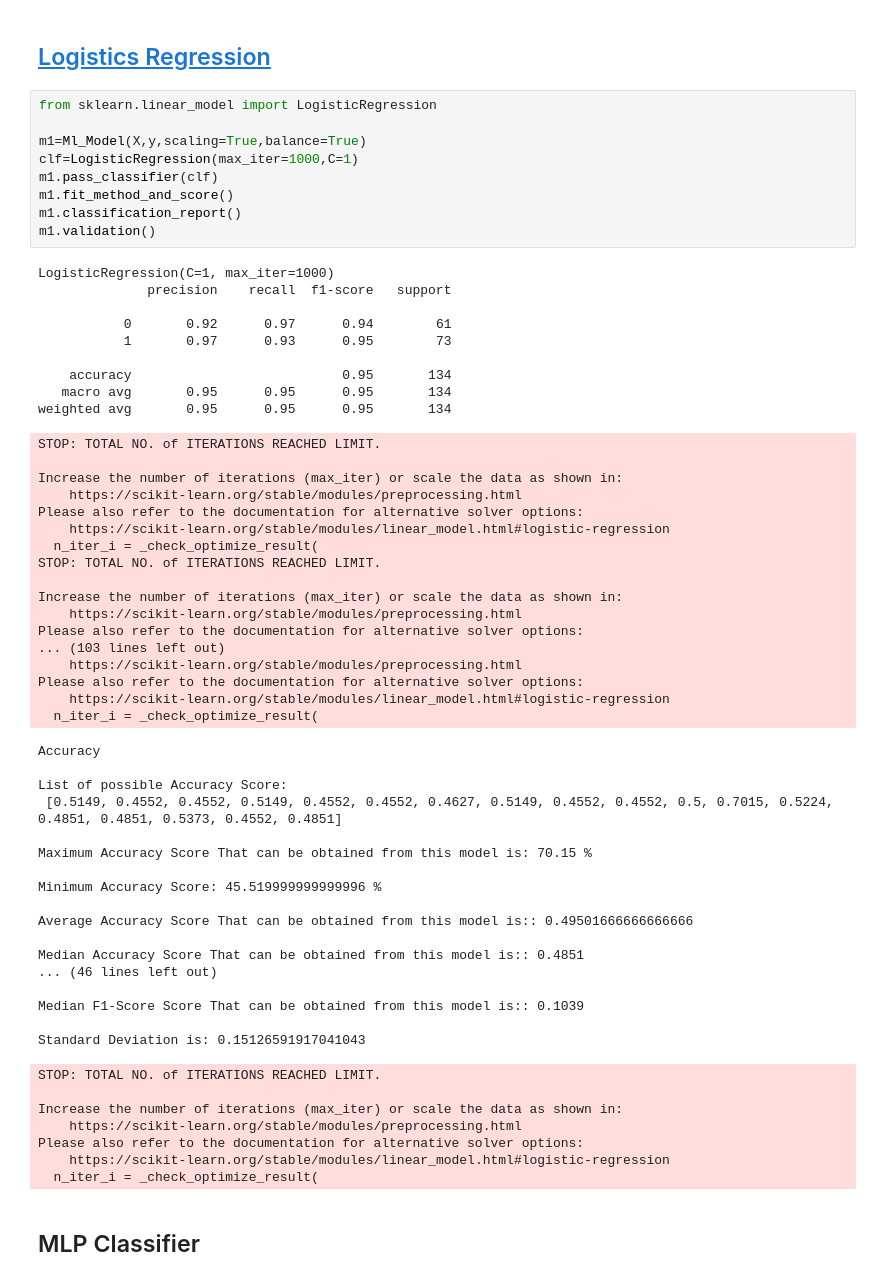
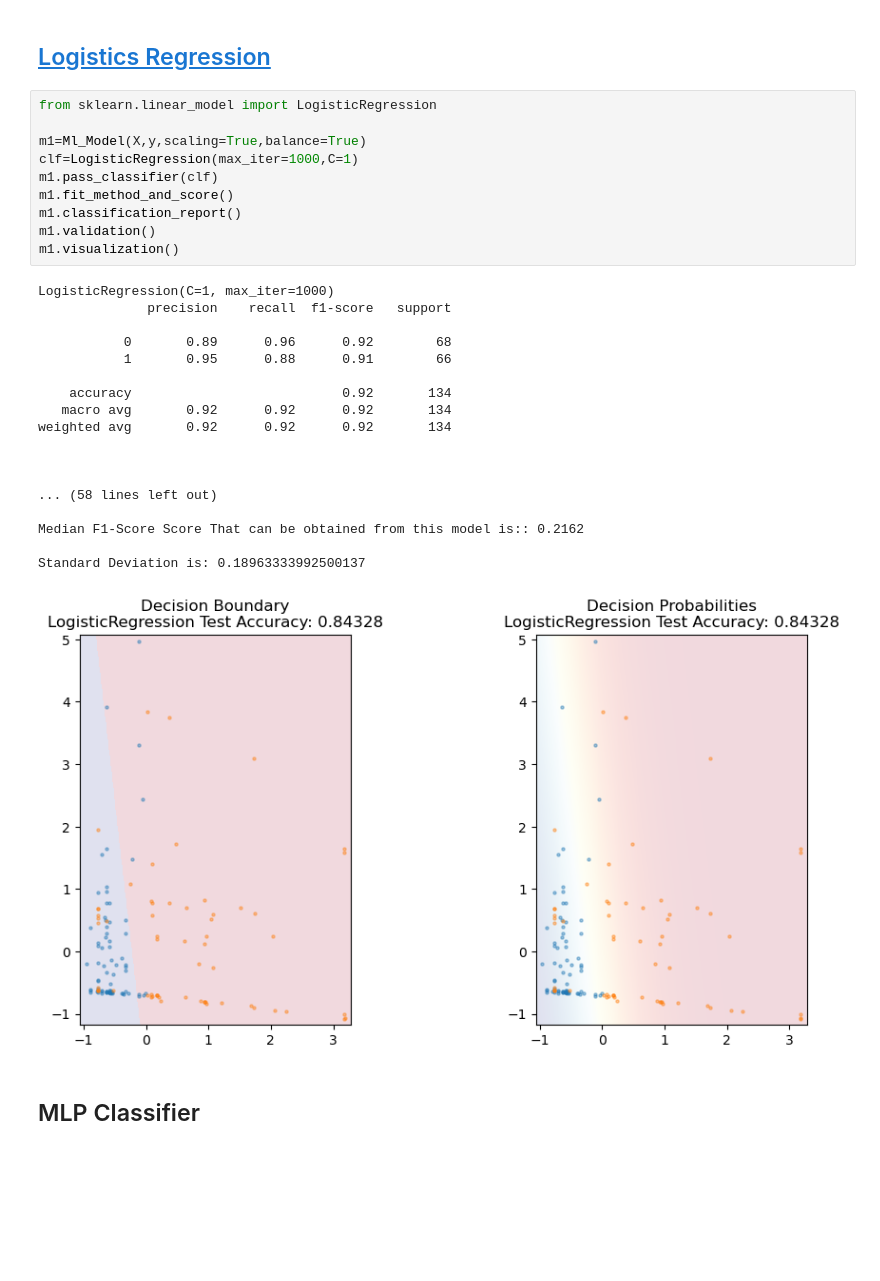
Before and after one commit to nikshingadiya/jupyter, a Jupyter notebook: Machine Learning/Revise_ML/part_2.ipynb, the cells around one changed output. Drawn from its saved outputs; the diff is of its cells as text; blank space fills up the shorter version.

```diff
--- a/Machine Learning/Revise_ML/part_2.ipynb
+++ b/Machine Learning/Revise_ML/part_2.ipynb
@@ -412,63 +482,32 @@ Standard Deviation is: 1.1102230246251565e-16
 # %%
 from sklearn.linear_model import LogisticRegression
 
 m1=Ml_Model(X,y,scaling=True,balance=True)
 clf=LogisticRegression(max_iter=1000,C=1)
 m1.pass_classifier(clf)
 m1.fit_method_and_score()
 m1.classification_report()
 m1.validation()
+m1.visualization()
 # %% [output]
 LogisticRegression(C=1, max_iter=1000)
               precision    recall  f1-score   support
 
-           0       0.92      0.97      0.94        61
-           1       0.97      0.93      0.95        73
+           0       0.89      0.96      0.92        68
+           1       0.95      0.88      0.91        66
 
-    accuracy                           0.95       134
-   macro avg       0.95      0.95      0.95       134
-weighted avg       0.95      0.95      0.95       134
+    accuracy                           0.92       134
+   macro avg       0.92      0.92      0.92       134
+weighted avg       0.92      0.92      0.92       134
+
+
+
+... (58 lines left out)
+
+Median F1-Score Score That can be obtained from this model is:: 0.2162
+
+Standard Deviation is: 0.18963333992500137
-STOP: TOTAL NO. of ITERATIONS REACHED LIMIT.
-
-Increase the number of iterations (max_iter) or scale the data as shown in:
-    https://scikit-learn.org/stable/modules/preprocessing.html
-Please also refer to the documentation for alternative solver options:
-    https://scikit-learn.org/stable/modules/linear_model.html#logistic-regression
-  n_iter_i = _check_optimize_result(
-STOP: TOTAL NO. of ITERATIONS REACHED LIMIT.
-
-Increase the number of iterations (max_iter) or scale the data as shown in:
-    https://scikit-learn.org/stable/modules/preprocessing.html
-Please also refer to the documentation for alternative solver options:
-... (103 lines left out)
-    https://scikit-learn.org/stable/modules/preprocessing.html
-Please also refer to the documentation for alternative solver options:
-    https://scikit-learn.org/stable/modules/linear_model.html#logistic-regression
-  n_iter_i = _check_optimize_result(
-Accuracy
-
-List of possible Accuracy Score:
- [0.5149, 0.4552, 0.4552, 0.5149, 0.4552, 0.4552, 0.4627, 0.5149, 0.4552, 0.4552, 0.5, 0.7015, 0.5224, 0.4851, 0.4851, 0.5373, 0.4552, 0.4851]
-
-Maximum Accuracy Score That can be obtained from this model is: 70.15 %
-
-Minimum Accuracy Score: 45.519999999999996 %
-
-Average Accuracy Score That can be obtained from this model is:: 0.49501666666666666
-
-Median Accuracy Score That can be obtained from this model is:: 0.4851
-... (46 lines left out)
-
-Median F1-Score Score That can be obtained from this model is:: 0.1039
-
-Standard Deviation is: 0.15126591917041043
-STOP: TOTAL NO. of ITERATIONS REACHED LIMIT.
-
-Increase the number of iterations (max_iter) or scale the data as shown in:
-    https://scikit-learn.org/stable/modules/preprocessing.html
-Please also refer to the documentation for alternative solver options:
-    https://scikit-learn.org/stable/modules/linear_model.html#logistic-regression
-  n_iter_i = _check_optimize_result(
+[figure, added]
 # %% [markdown]
 ## MLP Classifier
 # %%
```
Also changed, not shown: parts of 14 cells of this notebook, 4 other files.
